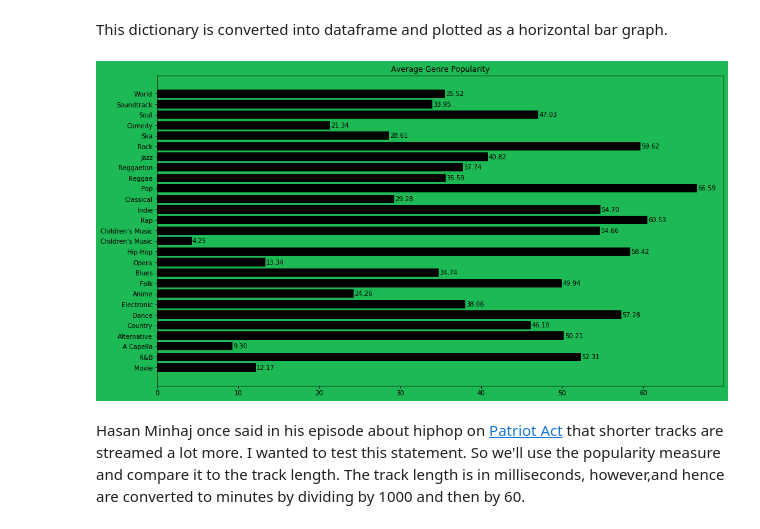
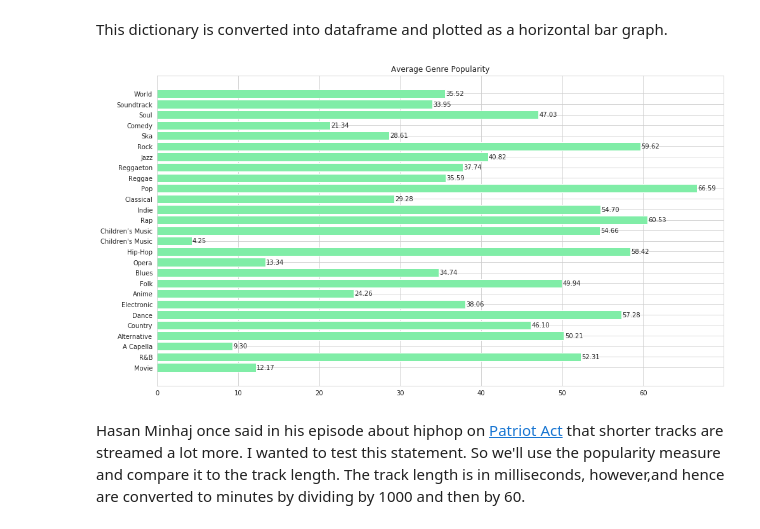
Before and after one commit to rickrollrumble/Spotifynsights, a Jupyter notebook: spotifinsights.ipynb, the cells around one changed output. Drawn from its saved outputs; the diff is of its cells as text; code cells hidden in the pictures.

Commit message:
popularity and track length visualizations

```diff
--- a/spotifinsights.ipynb
+++ b/spotifinsights.ipynb
@@ -46,15 +46,14 @@ This dictionary is converted into dataframe and plotted as a horizontal bar grap
 # %%
 avg_pop = pd.DataFrame(data = pops.values(),index=pops.keys(),columns=['Average Popularity'])
 # %%
-fig = plt.figure(figsize = (16,9),facecolor='#1DB954')
+fig = plt.figure(figsize = (16,9))
 ax = plt.axes()
-ax.set_facecolor("#1DB954")
-plt.barh(y=avg_pop.index,width=avg_pop['Average Popularity'], color='black')
+plt.barh(y=avg_pop.index,width=avg_pop['Average Popularity'], color='#80eda7')
 plt.title('Average Genre Popularity')
 for a in pops:
     plt.text(pops[a]+0.1,a,str('%.2f'%(pops[a])),va='center')
 # %% [output]
-[figure, old version]
+[figure, new version]
 # %% [markdown]
 Hasan Minhaj once said in his episode about hiphop on [Patriot Act](https://youtu.be/MEZV6EE8JMA?t=296) that shorter tracks are streamed a lot more. I wanted to test this statement. So we'll use the popularity measure and compare it to the track length. The track length is in milliseconds, however,and hence are converted to minutes by dividing by 1000 and then by 60.
 # %%
```
Also changed, not shown: parts of 16 cells of this notebook.
